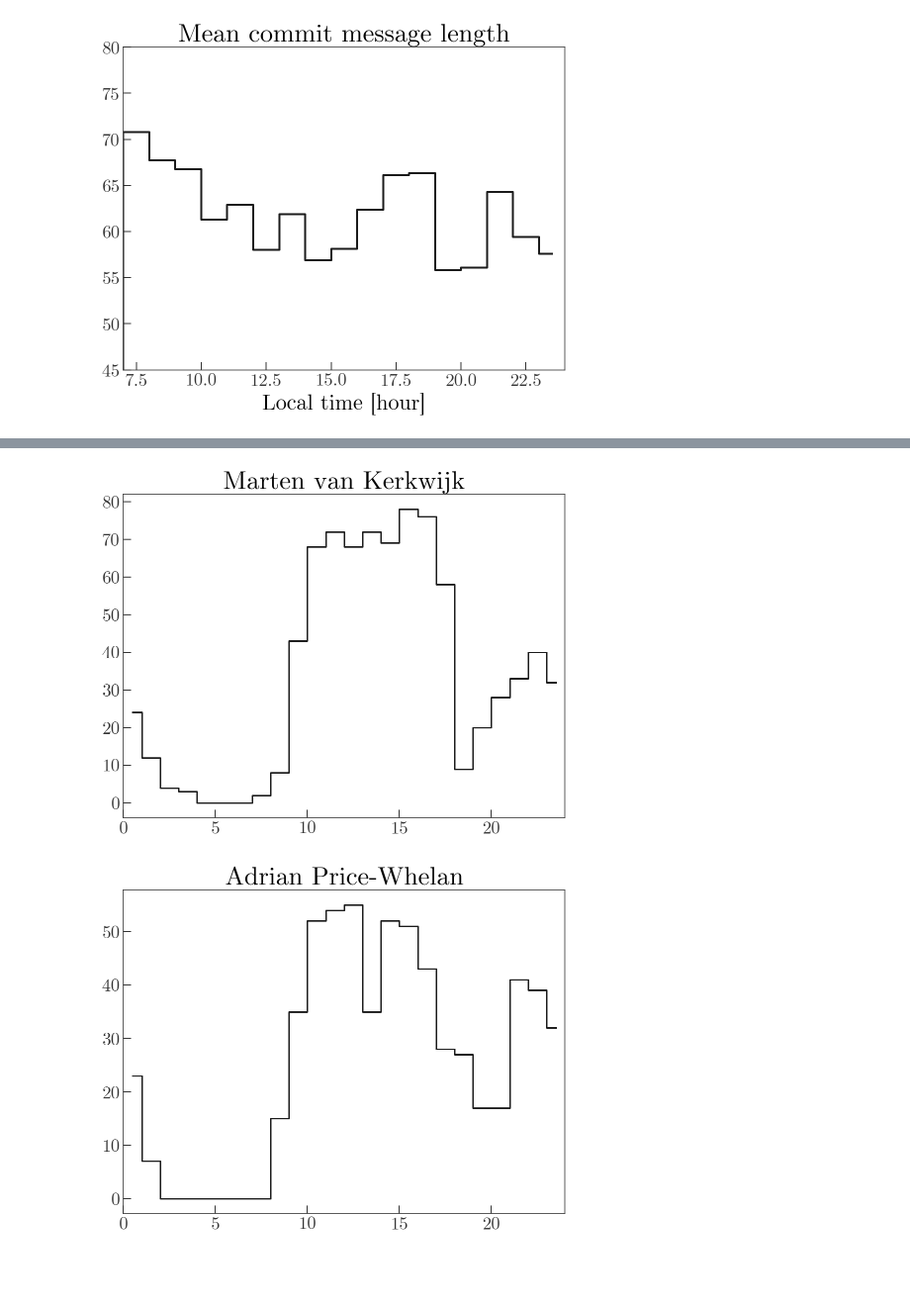
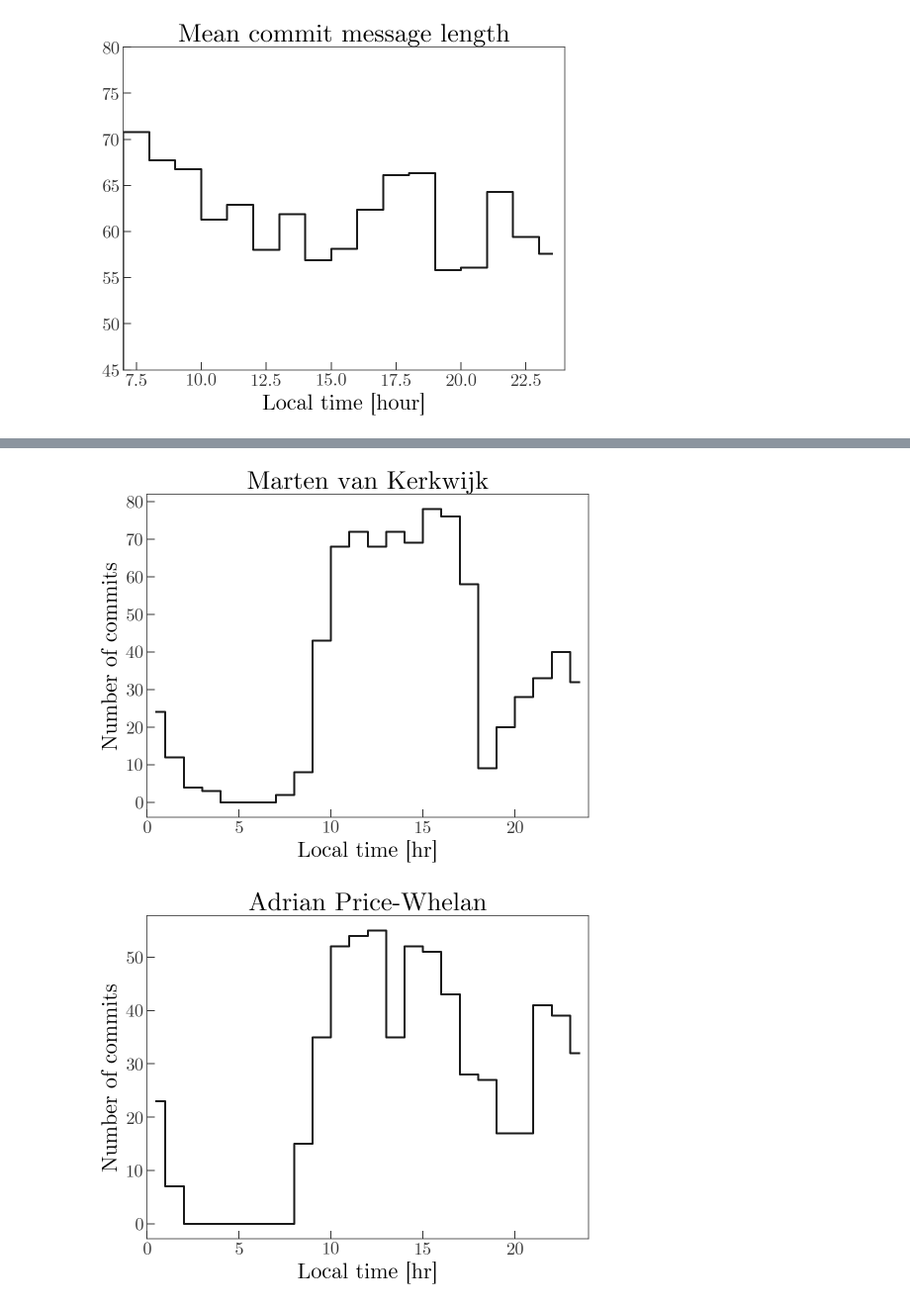
Before and after one commit to adrn/rereadthedocs, a Jupyter notebook: notebooks/Astropy commit statistics.ipynb, the cells around one changed output, grey strips where cells are left out. Shown at 99% size. Saved outputs shown, nothing was run; the diff lists cells and outputs as text; code cells hidden in the pictures; blank space fills up the shorter version.

```diff
--- a/notebooks/Astropy commit statistics.ipynb
+++ b/notebooks/Astropy commit statistics.ipynb
@@ -80,4 +80,6 @@ for name in df['name'].value_counts().index.tolist()[:8]:
     ax.plot(hr_bin_ctr, H, **hist_style)
     ax.set_xlim(0, 24.)
     ax.set_title(name)
+    ax.set_xlabel('Local time [hr]')
+    ax.set_ylabel('Number of commits')
 # %% [output]
@@ -88,2 +90,2 @@ for name in df['name'].value_counts().index.tolist()[:8]:
-[figure, old version]
+[figure, new version]
-[figure, old version]
+[figure, new version]
```
Also changed, not shown: parts of 2 cells of this notebook.
